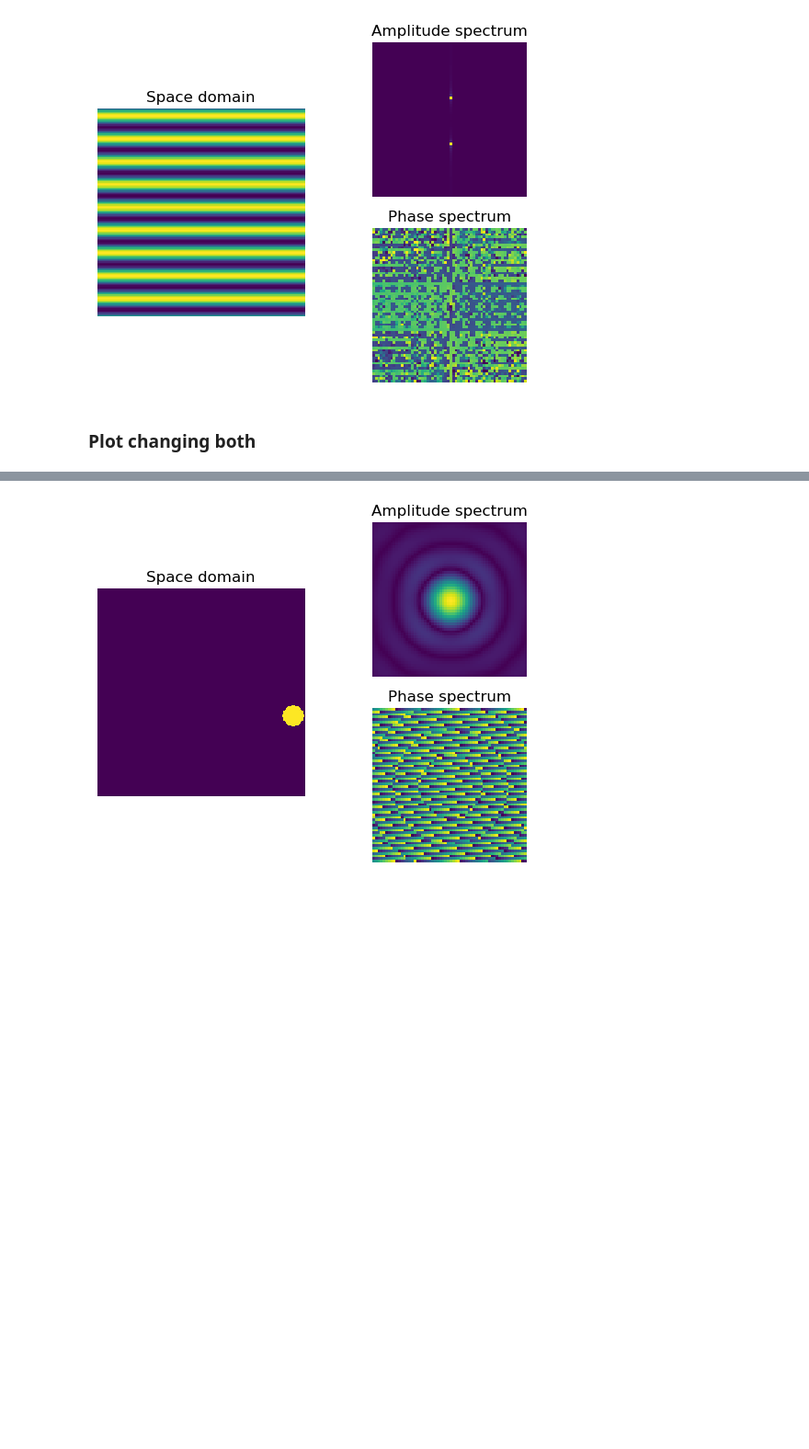
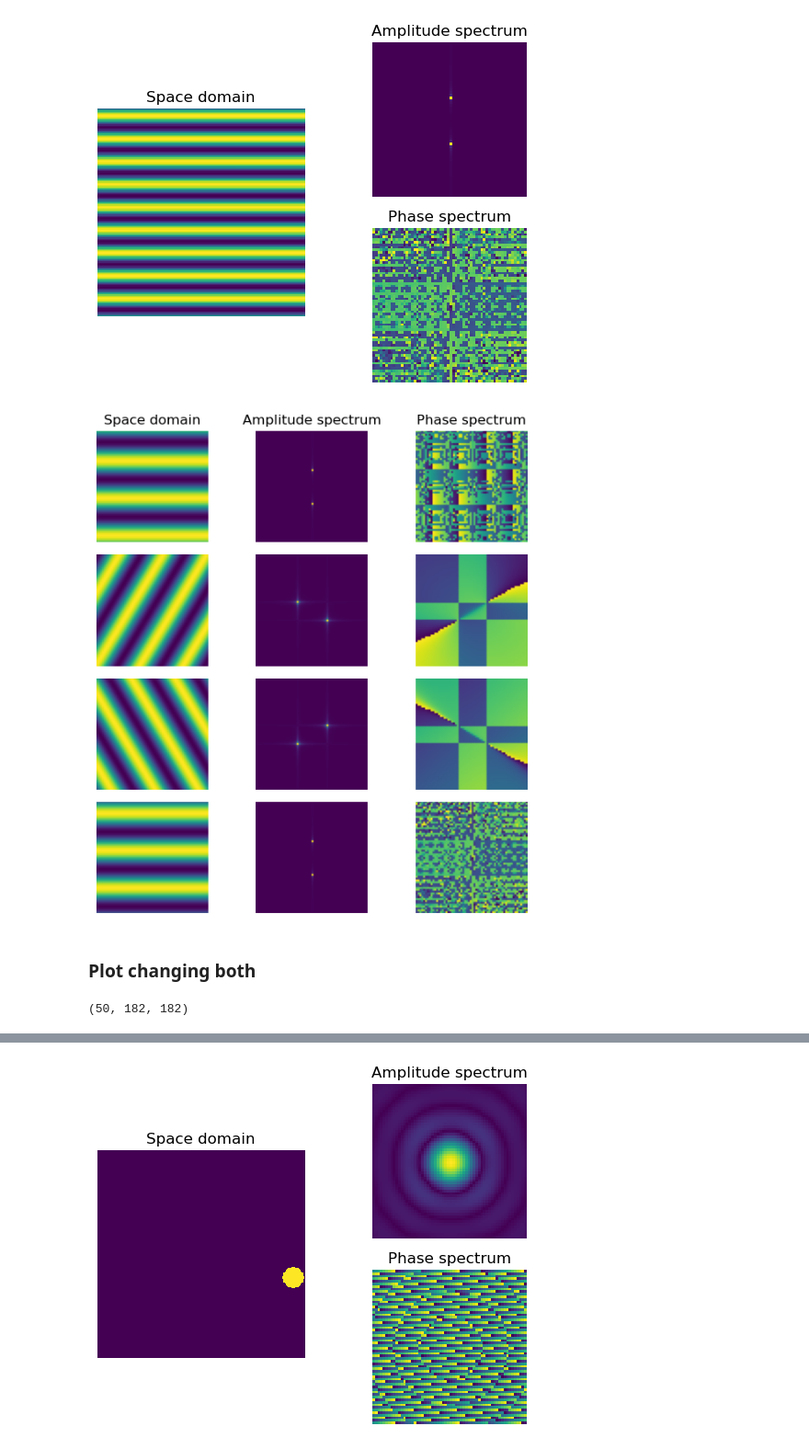
Before and after one commit to borlafgis/MXC_FourierApps, a Jupyter notebook: FourierMXC_08_2D/Fourier_2D.ipynb, the cells around one changed output, grey strips where cells are left out. Shown at 92% size. Drawn from its saved outputs; the diff is of its cells as text; code cells hidden in the pictures; blank space fills up the shorter version.

```diff
--- a/FourierMXC_08_2D/Fourier_2D.ipynb
+++ b/FourierMXC_08_2D/Fourier_2D.ipynb
@@ -102,7 +145,7 @@ plot_cube(change_freq, *extract_power_angle(change_freq))
 # %% [markdown]
 ### Plot changing the phase
 # %%
-change_freq = (
+change_phase = (
     make_hypercube(
         start=-91,
         end=91,
@@ -112,9 +155,13 @@ change_freq = (
     .squeeze()
     )
 
-plot_cube(change_freq, *extract_power_angle(change_freq))
+animate_cube(change_phase, *extract_power_angle(change_phase))
 # %% [output]
 [figure]
+# %%
+plot_slices(change_phase, *extract_power_angle(change_phase))
+# %% [output]
+[figure, added]
 # %% [markdown]
 ### Plot changing both
 # %%
@@ -134,3 +181,7 @@ gauss2d = np.exp( -( mx**2 + my**2 ) / (2*width**2) )
 
 # Mask
 is_high = (gauss2d > .9)
+# %%
+is_high.shape
+# %% [output]
+(50, 182, 182)
```
Also changed, not shown: parts of 8 cells of this notebook.
